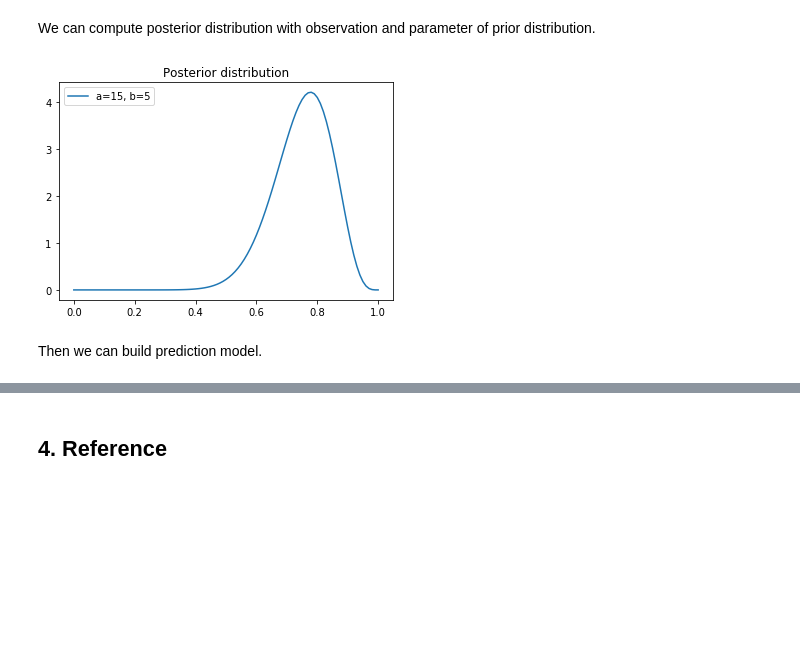
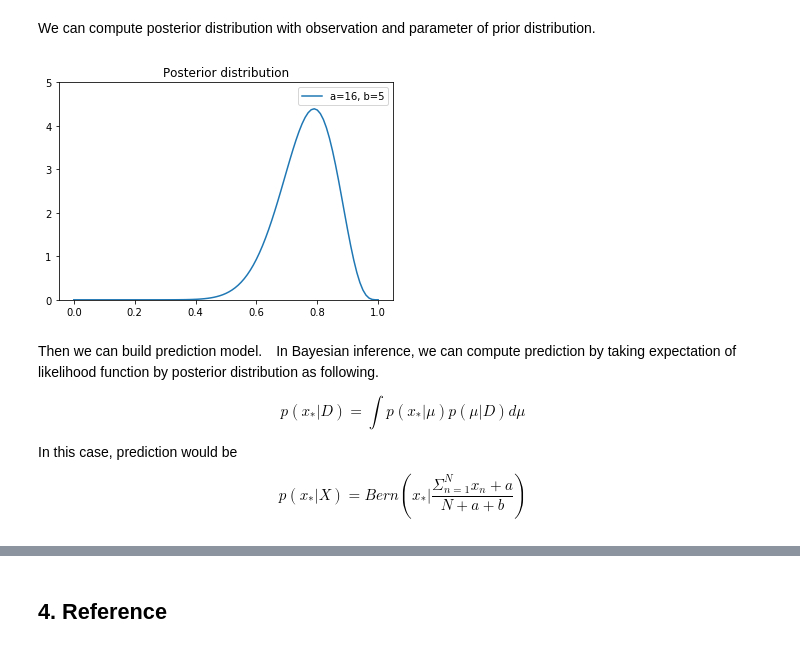
Before and after one commit to hiroshiu12/MLT, a Jupyter notebook: Introduction_Bayesian_Inference_part1.ipynb, the cells around one changed output, grey strips where cells are left out. Cells and saved outputs as stored; diff of their text form; code cells hidden in the pictures; blank space fills up the shorter version.

Commit message:
add prediction

```diff
--- a/Introduction_Bayesian_Inference_part1.ipynb
+++ b/Introduction_Bayesian_Inference_part1.ipynb
@@ -119,7 +119,7 @@ Now Let's say we observed　only the result of Australian Open.
 # %%
 # Result of Osaka naomi's game in Australian Open
 # '1' means win, '0' means lose.
-obs_aus = np.array([1,1,1,1,1])
+obs_aus = np.array([1,1,1,1,1,1])
 # %% [markdown]
 Then we can comute the value of $\mu$ with Maximum likelihood estimation.
 # %%
@@ -177,16 +179,22 @@ We can compute posterior distribution with observation and parameter of prior di
 # %%
 a_hat, b_hat = pos(a,b,obs_aus)
 
 x = np.linspace(0,1,101)
 
 y = beta.pdf(x,a=a_hat,b=b_hat)
 
 plt.plot(x,y,label='a={}, b={}'.format(a_hat,b_hat))
+plt.ylim(0,5)
 plt.legend()
 plt.title('Posterior distribution')
 
 plt.show()
 # %% [output]
-[figure, old version]
+[figure, new version]
-# %% [markdown]
-Then we can build prediction model.
+# %% [markdown]
+Then we can build prediction model.　In Bayesian inference, we can compute prediction by taking expectation of likelihood function by posterior distribution as following.
+
+$$p(x_*|D) = \int p(x_*|\mu)p(\mu|D)d\mu$$
+
+In this case, prediction would be
+$$p(x_*|X) = Bern(x_* | \frac{\Sigma_{n=1}^{N} x_n + a}{N + a + b})$$
```
Also changed, not shown: parts of 4 cells of this notebook.
